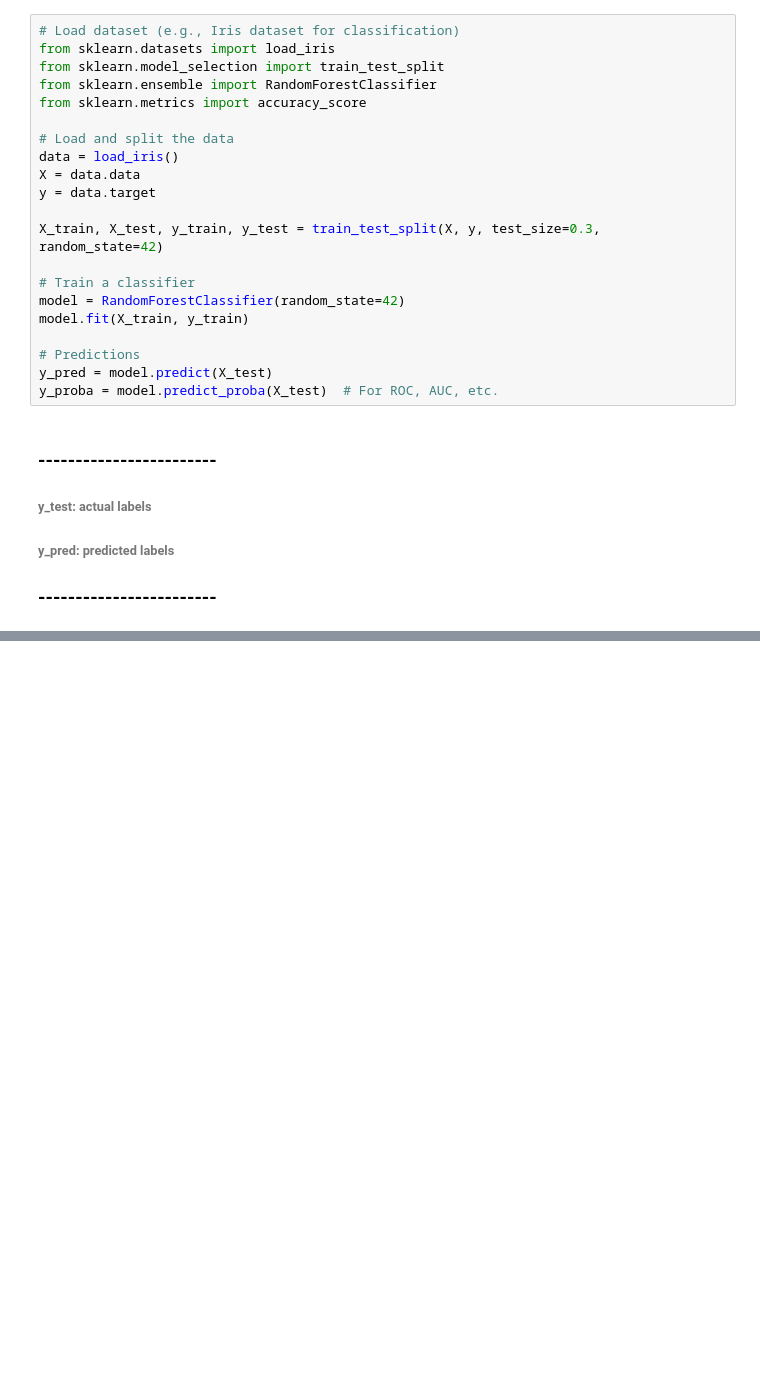
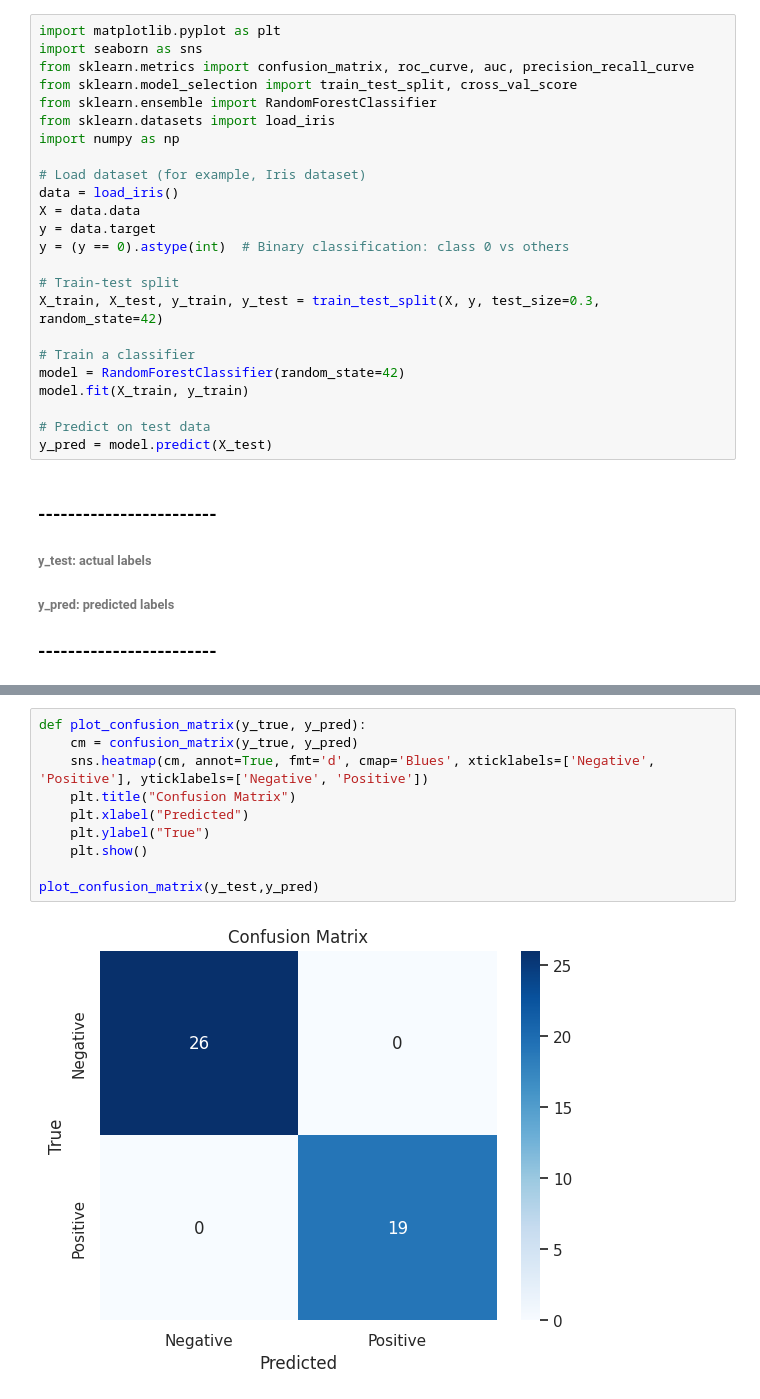
Before and after one commit to nikhil-675/Data-Analytics-codes, a Jupyter notebook: Data_Visualization.ipynb, the cells around one changed output, grey strips where cells are left out. Saved outputs shown, nothing was run; the diff lists cells and outputs as text; blank space fills up the shorter version.

```diff
--- a/Data_Visualization.ipynb
+++ b/Data_Visualization.ipynb
@@ -361,26 +361,29 @@ plt.show()
 5. TF-IDF Heatmap
 6. Sentiment Analysis results
 # %%
-# Load dataset (e.g., Iris dataset for classification)
+import matplotlib.pyplot as plt
+import seaborn as sns
+from sklearn.metrics import confusion_matrix, roc_curve, auc, precision_recall_curve
+from sklearn.model_selection import train_test_split, cross_val_score
+from sklearn.ensemble import RandomForestClassifier
 from sklearn.datasets import load_iris
-from sklearn.model_selection import train_test_split
-from sklearn.ensemble import RandomForestClassifier
-from sklearn.metrics import accuracy_score
+import numpy as np
 
-# Load and split the data
+# Load dataset (for example, Iris dataset)
 data = load_iris()
 X = data.data
 y = data.target
+y = (y == 0).astype(int)  # Binary classification: class 0 vs others
 
+# Train-test split
 X_train, X_test, y_train, y_test = train_test_split(X, y, test_size=0.3, random_state=42)
 
 # Train a classifier
 model = RandomForestClassifier(random_state=42)
 model.fit(X_train, y_train)
 
-# Predictions
+# Predict on test data
 y_pred = model.predict(X_test)
-y_proba = model.predict_proba(X_test)  # For ROC, AUC, etc.
 # %% [markdown]
 ### ------------------------
 ###### y_test: actual labels
@@ -395,0 +405,12 @@ features = data.feature_names
+# %%
+def plot_confusion_matrix(y_true, y_pred):
+    cm = confusion_matrix(y_true, y_pred)
+    sns.heatmap(cm, annot=True, fmt='d', cmap='Blues', xticklabels=['Negative', 'Positive'], yticklabels=['Negative', 'Positive'])
+    plt.title("Confusion Matrix")
+    plt.xlabel("Predicted")
+    plt.ylabel("True")
+    plt.show()
+
+plot_confusion_matrix(y_test,y_pred)
+# %% [output]
+[figure, added]
```
Also changed, not shown: parts of 10 cells of this notebook, 3 other files.
